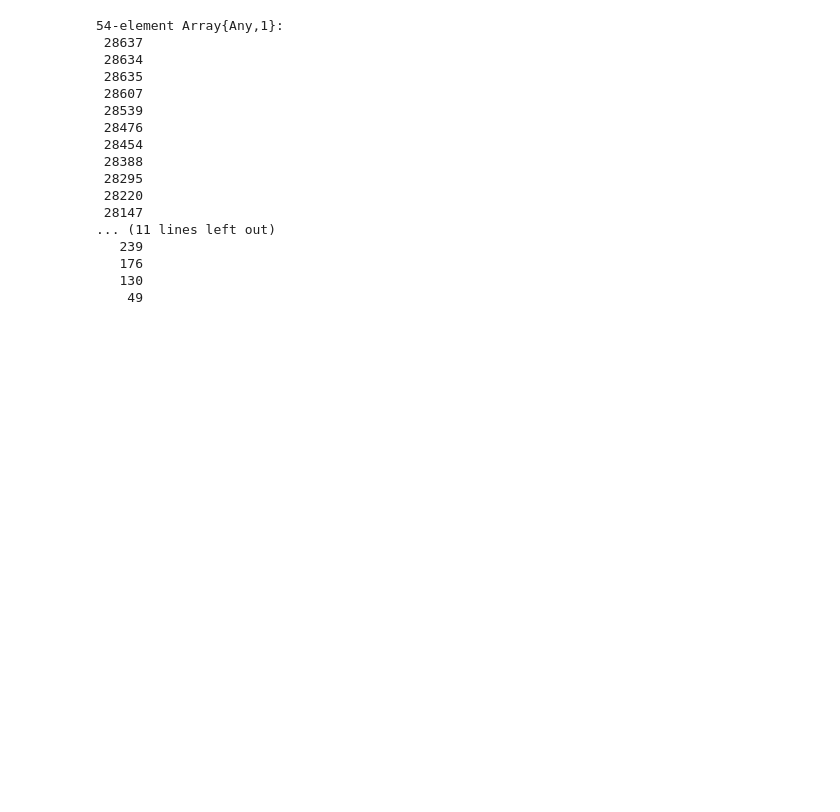
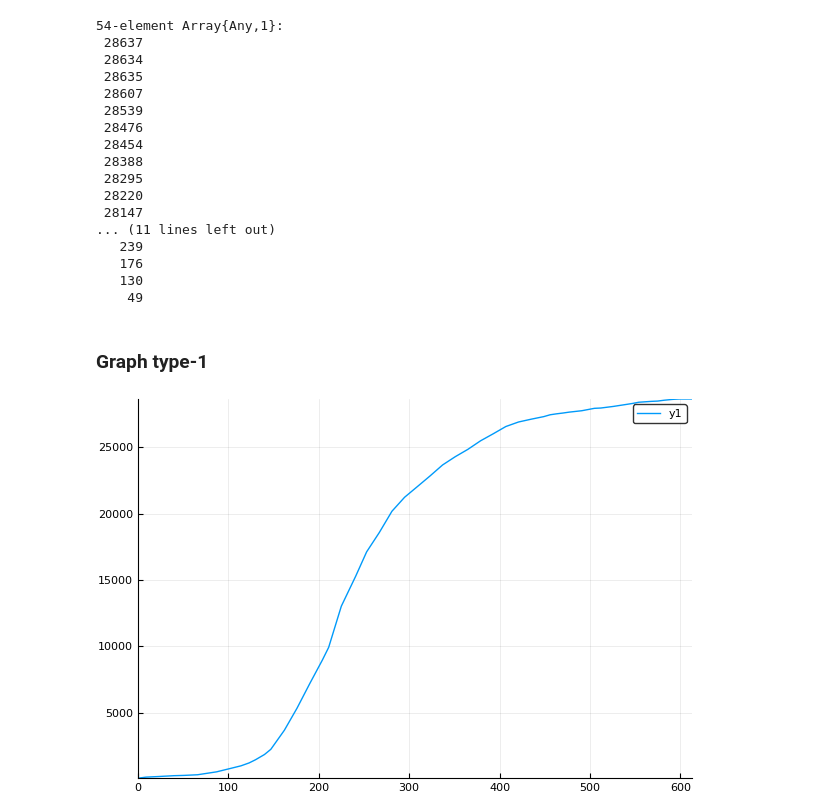
Before and after one commit to mirsahib/Project-Earth, a Jupyter notebook: Coursera/Week2/Simple_Ploting.ipynb, the cells around one changed output. Cells and saved outputs as stored; diff of their text form; code cells hidden in the pictures; blank space fills up the shorter version.

Commit message:
graph added

```diff
--- a/Coursera/Week2/Simple_Ploting.ipynb
+++ b/Coursera/Week2/Simple_Ploting.ipynb
@@ -194,3 +188,11 @@ allcases
    176
    130
     49
+# %% [markdown]
+### Graph type-1
+# %%
+using Plots
+pyplot()
+plot(epiday,allcases)
+# %% [output]
+[figure, added]
```
Also changed, not shown: parts of 10 cells of this notebook, 1 other file.
